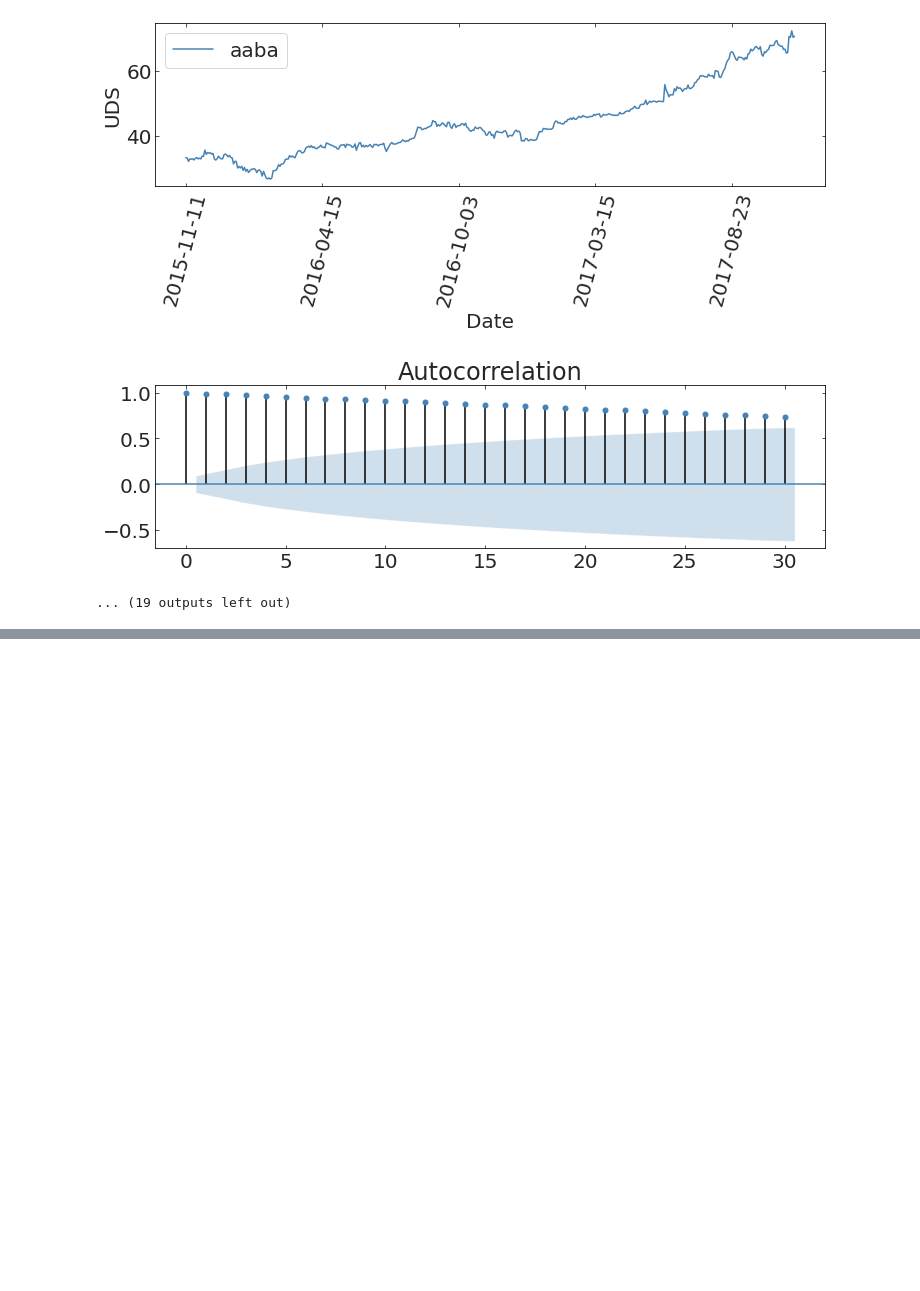
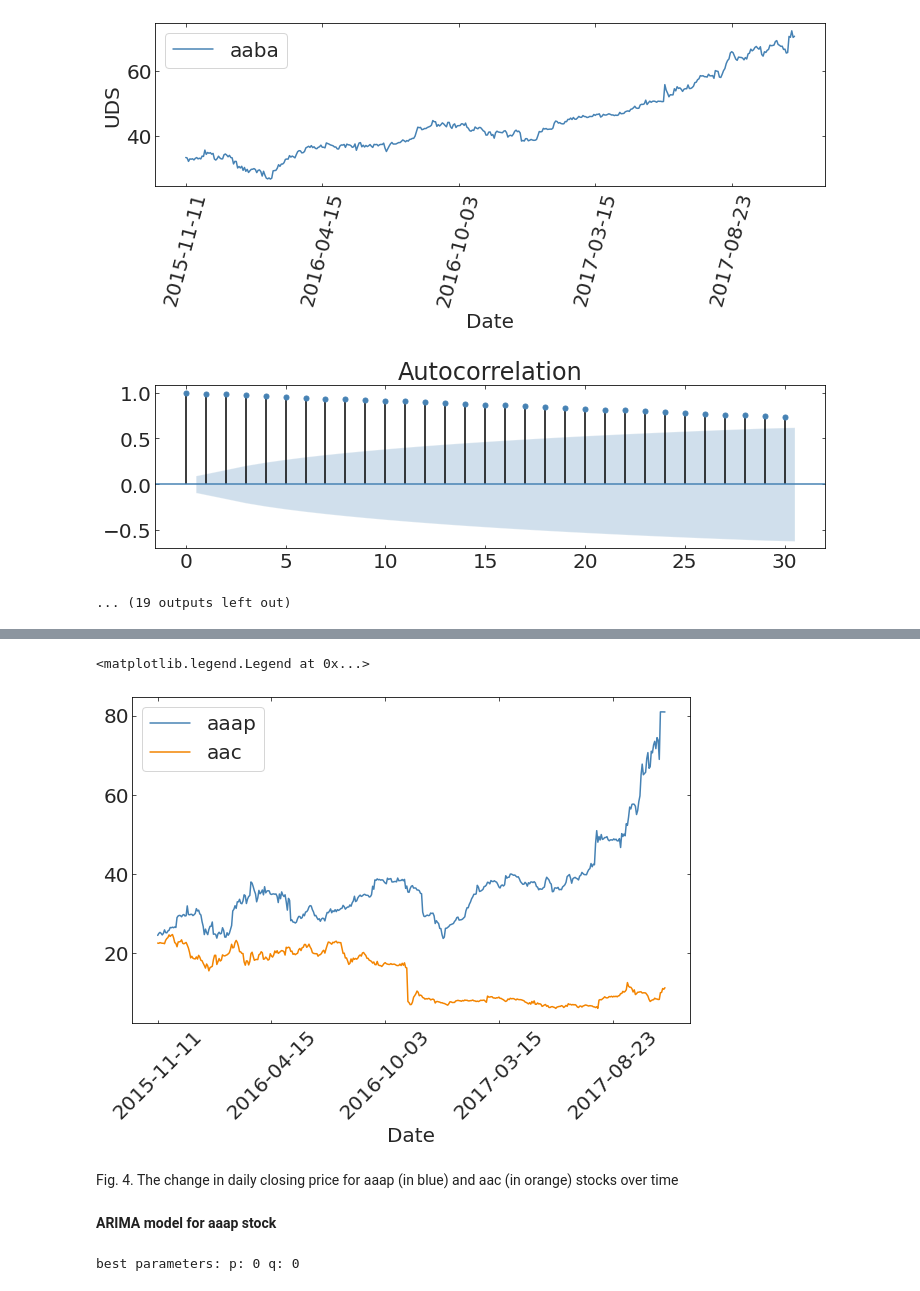
Before and after one commit to cristinarainich/MLTSA22_KRainich, a Jupyter notebook: HW3/HW3.ipynb, the cells around one changed output, grey strips where cells are left out. Drawn from its saved outputs; the diff is of its cells as text; code cells hidden in the pictures; blank space fills up the shorter version.

```diff
--- a/HW3/HW3.ipynb
+++ b/HW3/HW3.ipynb
@@ -202,0 +203,26 @@ ax.set_xticklabels(ax.get_xticklabels(), rotation=45);
+# %%
+ax = tss['aaap'].plot()
+tss['aac'].plot(ax=ax)
+ax.set_xticklabels(ax.get_xticklabels(), rotation=45);
+pl.legend()
+# %% [output]
+<matplotlib.legend.Legend at 0x...>
+[figure, added]
+# %% [markdown]
+Fig. 4. The change in daily closing price for aaap (in blue) and aac (in orange) stocks over time
+# %% [markdown]
+**ARIMA model for aaap stock**
+# %%
+aics1 = np.zeros((5,5))
+for p in range(5):
+    for q in range(5):
+            try:
+                mod = sm.tsa.ARIMA(tss.loc[:,'aaap'][:-60], (p,1,q)).fit()
+                aics1[p][q] = mod.aic
+            except:
+                aics1[p][q] = np.nan
+
+p,q = np.where(aics1 == np.nanmin(aics1))
+print("best parameters for aaap: p: {:d} q: {:d}".format(p[0],q[0]))
+# %% [output]
+best parameters: p: 0 q: 0
```
Also changed, not shown: parts of 49 cells of this notebook.
